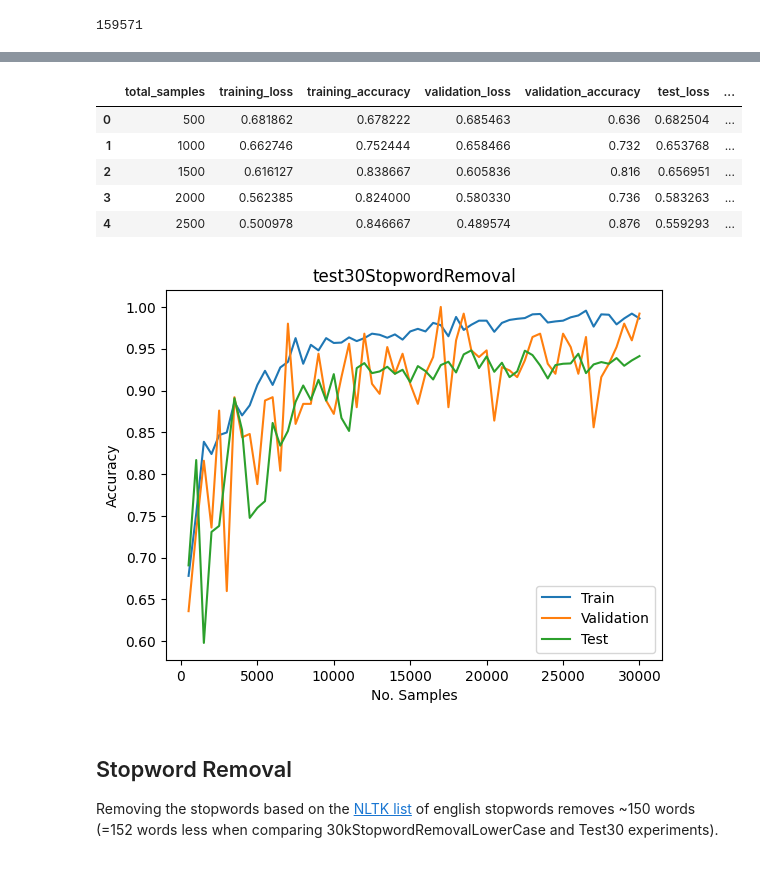
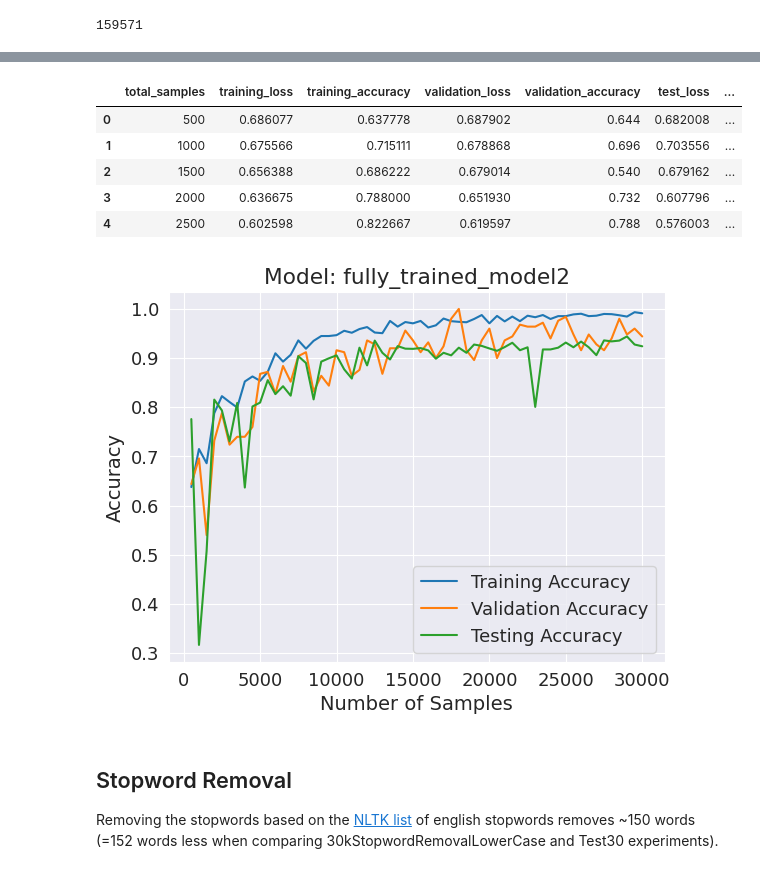
Before and after one commit to GeroVanMi/NLP_Project_ToxicSpeechDetection, a Jupyter notebook: src/data_exploration.ipynb, the cells around one changed output, grey strips where cells are left out. Saved outputs shown, nothing was run; the diff lists cells and outputs as text; code cells hidden in the pictures.

```diff
--- a/src/data_exploration.ipynb
+++ b/src/data_exploration.ipynb
@@ -49,9 +67,12 @@ total_is_identity_hat = len(is_identity_hate)
 # %%
 # Plotting config
-sns.set_style('darkgrid') # darkgrid, white grid, dark, white and ticksplt.rc('axes', titlesize=18)     # fontsize of the axes title
-plt.rc('axes', labelsize=14)    # fontsize of the x and y labels
-plt.rc('xtick', labelsize=13)    # fontsize of the tick labels
-plt.rc('ytick', labelsize=13)    # fontsize of the tick labels
-plt.rc('legend', fontsize=13)    # legend fontsize
-plt.rc('font', size=13)          # controls default text sizes
+sns.set_style(
+    'darkgrid')  # darkgrid, white grid, dark, white and ticksplt.rc('axes', titlesize=18)     # fontsize of the axes title
+plt.rc('axes', labelsize=14)  # fontsize of the x and y labels
+plt.rc('xtick', labelsize=13)  # fontsize of the tick labels
+plt.rc('ytick', labelsize=13)  # fontsize of the tick labels
+plt.rc('legend', fontsize=13)  # legend fontsize
+plt.rc('font', size=13)  # controls default text sizes
+
+sns.color_palette("flare")
 # %% [output]
@@ -95,34 +121,35 @@ plt.show()
 # %%
-model = '1679576926'
+# model = '1679576926'
 # model = '1679575993'
 # model = '1679580814'
 # model = '1679581240'
-model = 'smallerTestSize'
-model = 'test30StopwordRemoval'
+# model = 'smallerTestSize'
+# model = 'test30StopwordRemoval'
+model = 'fully_trained_model2'
 
 model_scores_df = pd.read_csv(f'../logs/{model}/model_scores.csv', sep=';')
 
 model_scores_df.head()
 # %% [output]
 |  | total_samples | training_loss | training_accuracy | validation_loss | validation_accuracy | test_loss | ... |
-| 0 | 500 | 0.681862 | 0.678222 | 0.685463 | 0.636 | 0.682504 | ... |
-| 1 | 1000 | 0.662746 | 0.752444 | 0.658466 | 0.732 | 0.653768 | ... |
-| 2 | 1500 | 0.616127 | 0.838667 | 0.605836 | 0.816 | 0.656951 | ... |
-| 3 | 2000 | 0.562385 | 0.824000 | 0.580330 | 0.736 | 0.583263 | ... |
-| 4 | 2500 | 0.500978 | 0.846667 | 0.489574 | 0.876 | 0.559293 | ... |
+| 0 | 500 | 0.686077 | 0.637778 | 0.687902 | 0.644 | 0.682008 | ... |
+| 1 | 1000 | 0.675566 | 0.715111 | 0.678868 | 0.696 | 0.703556 | ... |
+| 2 | 1500 | 0.656388 | 0.686222 | 0.679014 | 0.540 | 0.679162 | ... |
+| 3 | 2000 | 0.636675 | 0.788000 | 0.651930 | 0.732 | 0.607796 | ... |
+| 4 | 2500 | 0.602598 | 0.822667 | 0.619597 | 0.788 | 0.576003 | ... |
 # %%
-plt.plot('total_samples', 'training_accuracy', data=model_scores_df, label='Train')
-plt.plot('total_samples', 'validation_accuracy', data=model_scores_df, label='Validation')
-plt.plot('total_samples', 'test_accuracy', data=model_scores_df, label='Test')
+plt.plot('total_samples', 'training_accuracy', data=model_scores_df, label='Training Accuracy')
+plt.plot('total_samples', 'validation_accuracy', data=model_scores_df, label='Validation Accuracy')
+plt.plot('total_samples', 'test_accuracy', data=model_scores_df, label='Testing Accuracy')
 
 plt.legend()
-plt.title(model)
+plt.title("Model: " + model)
 plt.ylabel('Accuracy')
-plt.xlabel('No. Samples')
+plt.xlabel('Number of Samples')
 
 plt.show()
 # %% [output]
-[figure, old version]
+[figure, new version]
 # %% [markdown]
 ## Stopword Removal
 Removing the stopwords based on the [NLTK list](https://gist.github.com/sebleier/554280) of english stopwords removes ~150 words (=152 words less when comparing 30kStopwordRemovalLowerCase and Test30 experiments).
```
Also changed, not shown: parts of 6 cells of this notebook, 6 other files.
